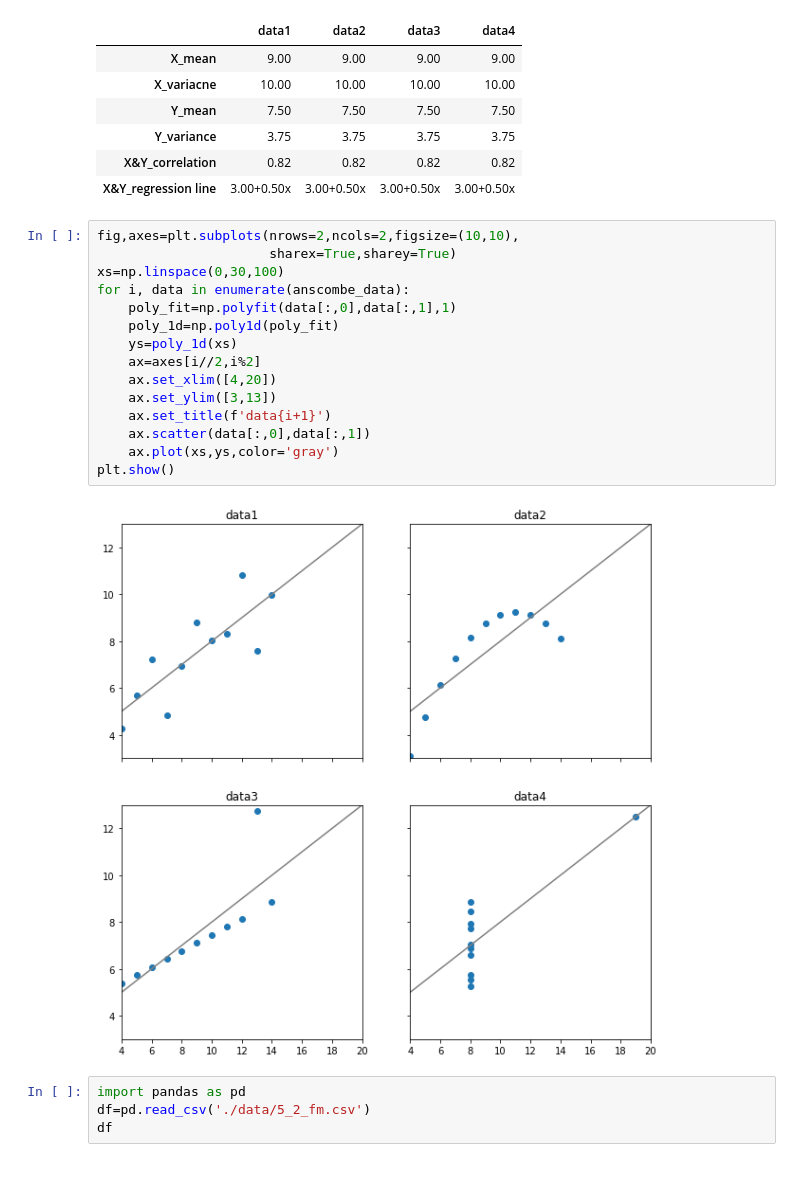
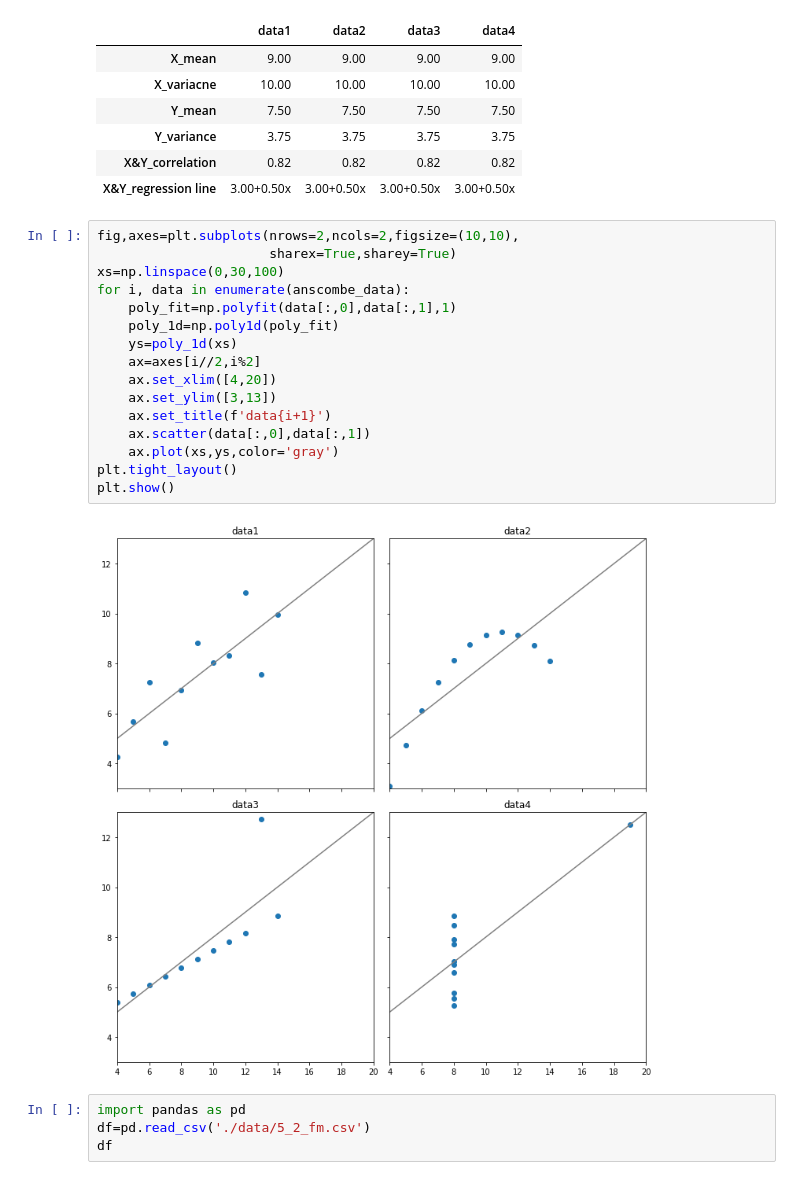
Before and after one commit to HyeonuJeong/Mycakd5, a Jupyter notebook: m3_통계/stat1.ipynb, the cells around one changed output. Saved outputs shown, nothing was run; the diff lists cells and outputs as text.

```diff
--- a/m3_통계/stat1.ipynb
+++ b/m3_통계/stat1.ipynb
@@ -665,20 +677,21 @@ st_df
 # %%
 fig,axes=plt.subplots(nrows=2,ncols=2,figsize=(10,10),
                       sharex=True,sharey=True)
 xs=np.linspace(0,30,100)
 for i, data in enumerate(anscombe_data):
     poly_fit=np.polyfit(data[:,0],data[:,1],1)
     poly_1d=np.poly1d(poly_fit)
     ys=poly_1d(xs)
     ax=axes[i//2,i%2]
     ax.set_xlim([4,20])
     ax.set_ylim([3,13])
     ax.set_title(f'data{i+1}')
     ax.scatter(data[:,0],data[:,1])
     ax.plot(xs,ys,color='gray')
+plt.tight_layout()
 plt.show()
 # %% [output]
-[figure, old version]
+[figure, new version]
 # %%
 import pandas as pd
 df=pd.read_csv('./data/5_2_fm.csv')
```
Also changed, not shown: parts of 11 cells of this notebook, 1 other file.
